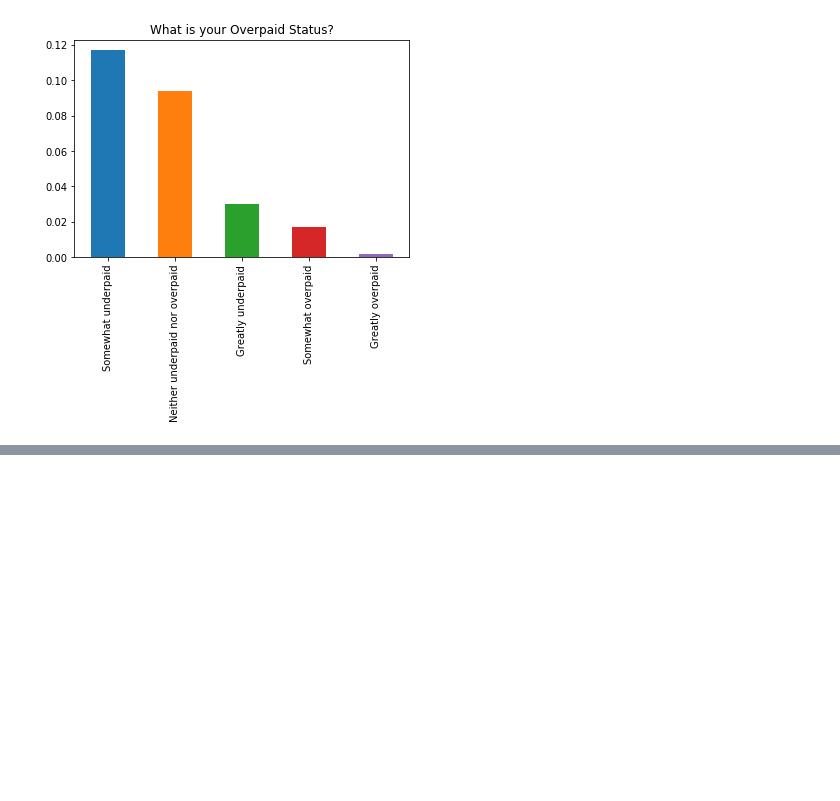
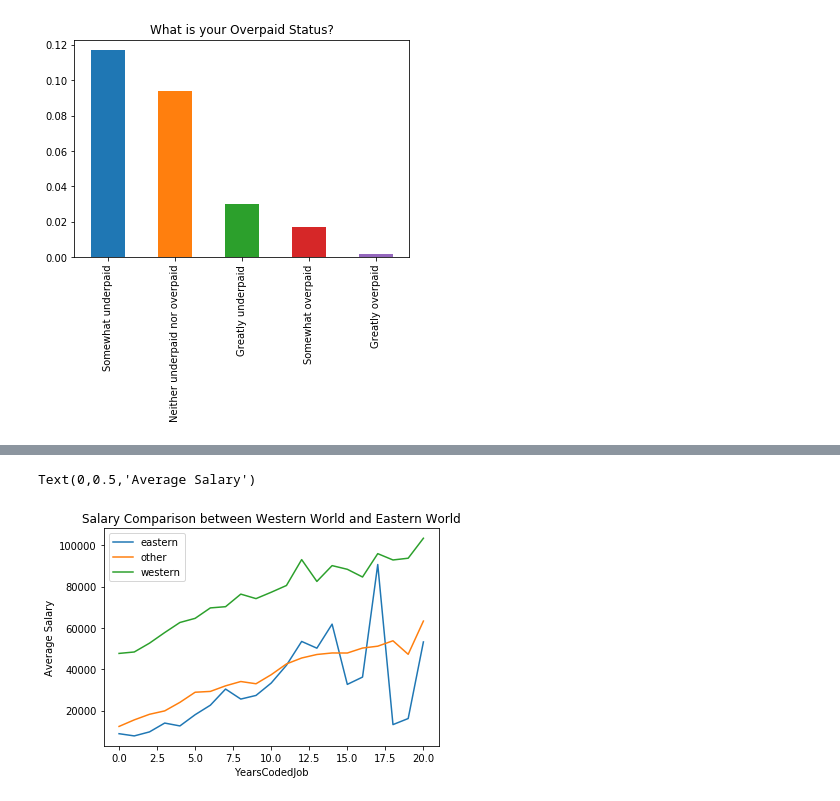
Before and after one commit to joshuayeung/Write-A-Data-Science-Blog-Post, a Jupyter notebook: Write a Data Science Blog Post.ipynb, the cells around one changed output, grey strips where cells are left out. Saved outputs shown, nothing was run; the diff lists cells and outputs as text; code cells hidden in the pictures; blank space fills up the shorter version.

```diff
--- a/Write a Data Science Blog Post.ipynb
+++ b/Write a Data Science Blog Post.ipynb
@@ -121,2 +160,20 @@ comparison
+# %%
+comparison_graph = comparison.reset_index()
+comparison_graph['YearsCodedJob'] = comparison_graph['YearsCodedJob'].apply(lambda x: year_map[x])
+# %%
+comparison_graph['YearsCodedJob'] = pd.to_numeric(comparison_graph['YearsCodedJob'])
+# %%
+comparison_graph = comparison_graph.sort_values(by='YearsCodedJob')
+# %%
+comparison_graph.set_index('YearsCodedJob', inplace=True)
+# %%
+
+comparison_graph.groupby('west_or_east')['Salary'].plot(legend=True)
+plt.title("Salary Comparison between Western World and Eastern World");
+plt.xlabel('YearsCodedJob')
+plt.ylabel('Average Salary')
+# %% [output]
+Text(0,0.5,'Average Salary')
+[figure, added]
 # %%
 plt.scatter(comparison.CareerSatisfaction, comparison.JobSatisfaction, comparison.Salary/50, c=['red','green','blue'])
```
Also changed, not shown: parts of 5 cells of this notebook.
